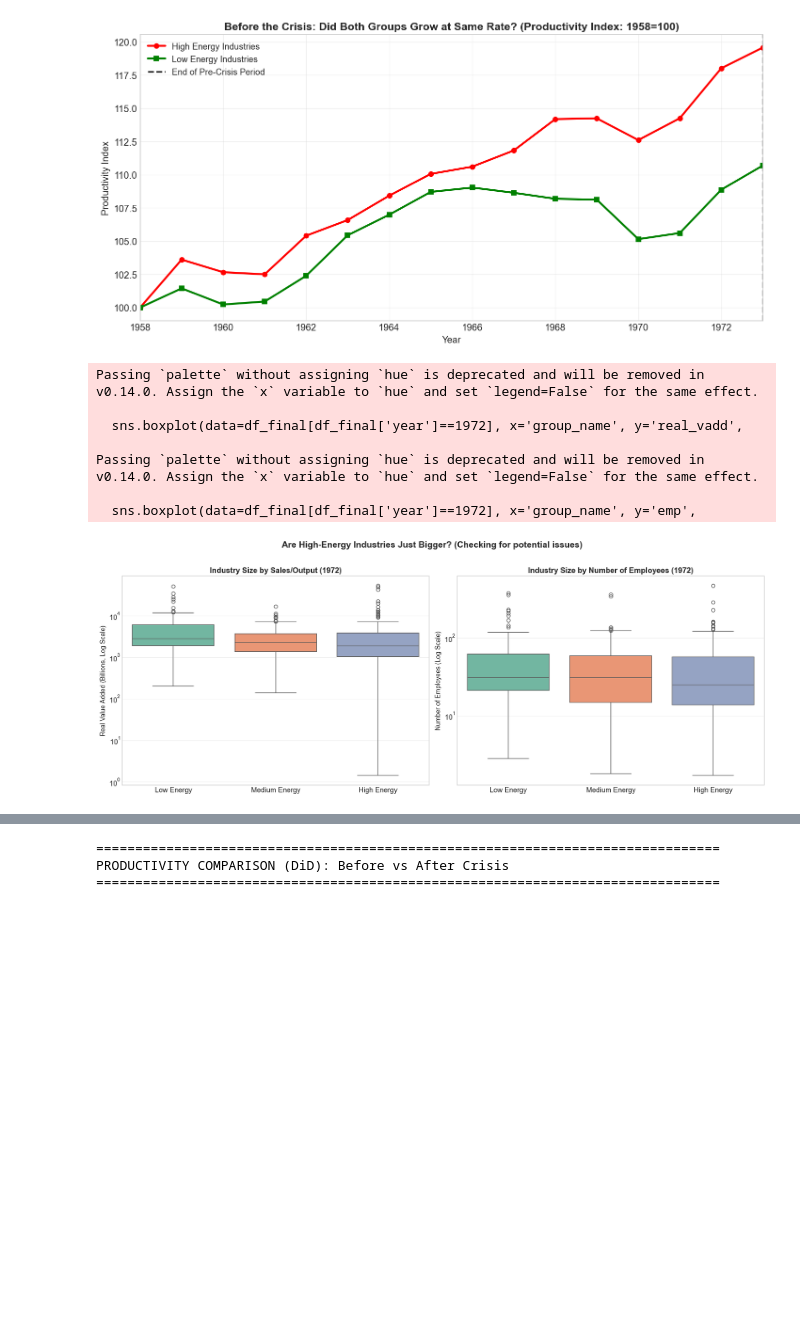
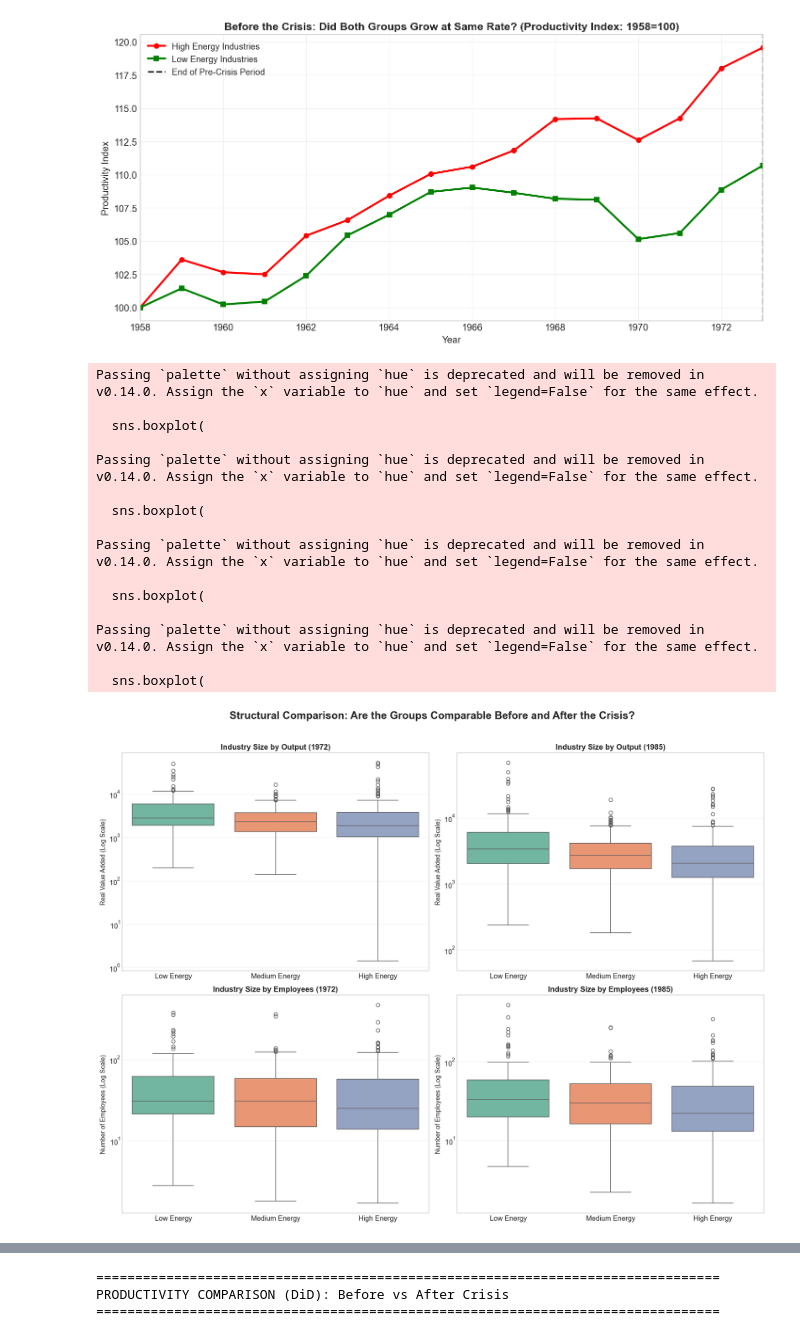
Before and after one commit to ofek31415-eng/Sourse_Idea, a Jupyter notebook: notebooks/idea_data_analysis.ipynb, the cells around one changed output, grey strips where cells are left out. Drawn from its saved outputs; the diff is of its cells as text; code cells hidden in the pictures; blank space fills up the shorter version.

Commit message:
Fix imperfect graphs

```diff
--- a/notebooks/idea_data_analysis.ipynb
+++ b/notebooks/idea_data_analysis.ipynb
@@ -11,9 +11,8 @@ from statsmodels.formula.api import ols
 from sklearn.neighbors import NearestNeighbors
 from sklearn.linear_model import LogisticRegression
 
-file_path = r"C:\Users\ofek3\OneDrive\Desktop\Idea_1973_Code\Sourse_Idea\data\nberces5818v1_n2012.csv"
+file_path = r"G:\My Drive\02_Studies\02_Idea\01_Academic\02_Idea_1973_Code\Sourse_Idea\data\nberces5818v1_n2012.csv"
 df = pd.read_csv(file_path)
-save_folder = r"C:\Users\ofek3\OneDrive\Desktop\Idea_1973_Code\Sourse_Idea\figures"
 # %%
 # --- Data setup: Create real value variables (VADD) ---
 # 1. Create real variables - remove inflation effects
@@ -24,6 +23,7 @@ df['real_energy'] = df['energy'] / df['pien']
 # Why: VADD shows real industry growth without raw material noise
 df['real_vadd'] = df['vadd'] / df['piship']
 
+df['log_vadd'] = np.log(df['real_vadd'])
 # 2. Calculate energy intensity compared to value added
 # This shows how much energy was needed to create one unit of output
 df['real_energy_intensity'] = df['real_energy'] / df['real_vadd']
@@ -459,37 +459,63 @@ plt.show()
 # %% [output]
 [figure]
 # %%
-# --- Checking for confounders (Are high-energy industries just "bigger"?) ---
+# We compare 1972 (Right before) and 1985 (Long after the shock)
+years_to_compare = [1972, 1985]
+metrics = [
+    ('real_vadd', 'Real Value Added (Log Scale)', 'Industry Size by Output'),
+    ('emp', 'Number of Employees (Log Scale)', 'Industry Size by Employees')
+]
 
-fig, axes = plt.subplots(1, 2, figsize=(16, 6))
+# Create a 2x2 grid of plots
+fig, axes = plt.subplots(2, 2, figsize=(16, 12))
 
-# Left graph: Size measured by value added
-sns.boxplot(data=df_final[df_final['year']==1972], x='group_name', y='real_vadd',
-            order=['Low Energy', 'Medium Energy', 'High Energy'], ax=axes[0], palette='Set2')
-axes[0].set_yscale('log') # Logarithmic scale because sizes vary a lot
-axes[0].set_title('Industry Size by Sales/Output (1972)', fontweight='bold', fontsize=13)
-axes[0].set_ylabel('Real Value Added (Billions, Log Scale)', fontsize=11)
-axes[0].set_xlabel('')
+for row, (metric_col, ylabel, title_prefix) in enumerate(metrics):
+    for col, year in enumerate(years_to_compare):
+        ax = axes[row, col]
 
-# Right graph: Size measured by employees
-sns.boxplot(data=df_final[df_final['year']==1972], x='group_name', y='emp',
-            order=['Low Energy', 'Medium Energy', 'High Energy'], ax=axes[1], palette='Set2')
-axes[1].set_yscale('log')
-axes[1].set_title('Industry Size by Number of Employees (1972)', fontweight='bold', fontsize=13)
-axes[1].set_ylabel('Number of Employees (Log Scale)', fontsize=11)
-axes[1].set_xlabel('')
+        # Filter data for the specific year
+        year_data = df_final[df_final['year'] == year]
 
-plt.suptitle('Are High-Energy Industries Just Bigger? (Checking for potential issues)', fontsize=15, fontweight='bold', y=1.02)
+        # Create the boxplot
+        sns.boxplot(
+            data=year_data,
+            x='group_name',
+            y=metric_col,
+            order=['Low Energy', 'Medium Energy', 'High Energy'],
+            ax=ax,
+            palette='Set2'
+        )
+
+        # Formatting
+        ax.set_yscale('log') # Log scale because industry sizes are very different
+        ax.set_title(f'{title_prefix} ({year})', fontweight='bold', fontsize=13)
+        ax.set_ylabel(ylabel, fontsize=11)
+        ax.set_xlabel('')
+        ax.grid(axis='y', alpha=0.3)
+
+# Overall title for the whole figure
+plt.suptitle('Structural Comparison: Are the Groups Comparable Before and After the Crisis?',
+             fontsize=18, fontweight='bold', y=1.02)
+
 plt.tight_layout()
+
+
 plt.show()
-# If the boxes overlap a lot, then size is not the main difference between groups
 # %% [output]
 Passing `palette` without assigning `hue` is deprecated and will be removed in v0.14.0. Assign the `x` variable to `hue` and set `legend=False` for the same effect.
 
-  sns.boxplot(data=df_final[df_final['year']==1972], x='group_name', y='real_vadd',
+  sns.boxplot(
 
 Passing `palette` without assigning `hue` is deprecated and will be removed in v0.14.0. Assign the `x` variable to `hue` and set `legend=False` for the same effect.
 
-  sns.boxplot(data=df_final[df_final['year']==1972], x='group_name', y='emp',
+  sns.boxplot(
+
+Passing `palette` without assigning `hue` is deprecated and will be removed in v0.14.0. Assign the `x` variable to `hue` and set `legend=False` for the same effect.
+
+  sns.boxplot(
+
+Passing `palette` without assigning `hue` is deprecated and will be removed in v0.14.0. Assign the `x` variable to `hue` and set `legend=False` for the same effect.
+
+  sns.boxplot(
-[figure, old version]
+[figure, new version]
 # %%
```
Also changed, not shown: parts of 8 cells of this notebook, 26 other files.
